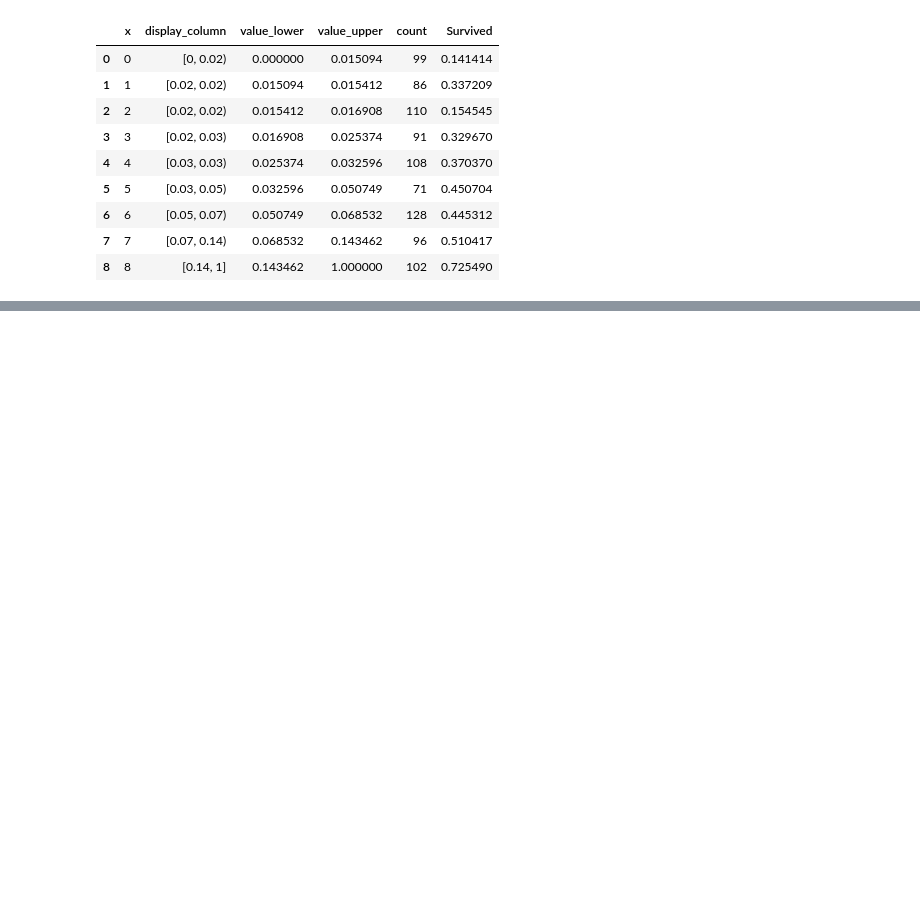
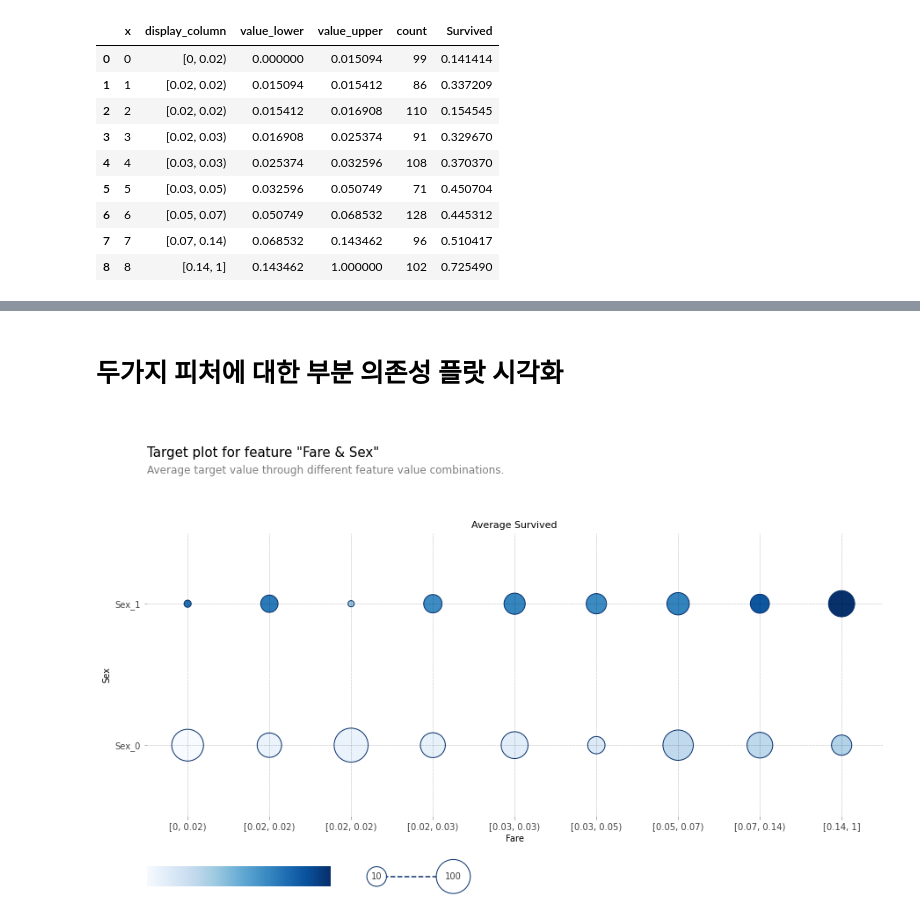
Before and after one commit to Pythonash/Projects, a Jupyter notebook: XAI_with_Titanic.ipynb, the cells around one changed output, grey strips where cells are left out. Saved outputs shown, nothing was run; the diff lists cells and outputs as text; code cells hidden in the pictures; blank space fills up the shorter version.

```diff
--- a/XAI_with_Titanic.ipynb
+++ b/XAI_with_Titanic.ipynb
@@ -159,0 +205,11 @@ pdp_gc = pdp.pdp_isolate(
+# %% [markdown]
+# 두가지 피처에 대한 부분 의존성 플랏 시각화
+# %%
+fig, axes, summary_df = info_plots.target_plot_interact(
+                                                         df = df,
+                                                         features = ['Fare','Sex'],
+                                                         feature_names = ['Fare', 'Sex'],
+                                                         target = 'Survived'
+)
+# %% [output]
+[figure, added]
```
Also changed, not shown: parts of 16 cells of this notebook.
